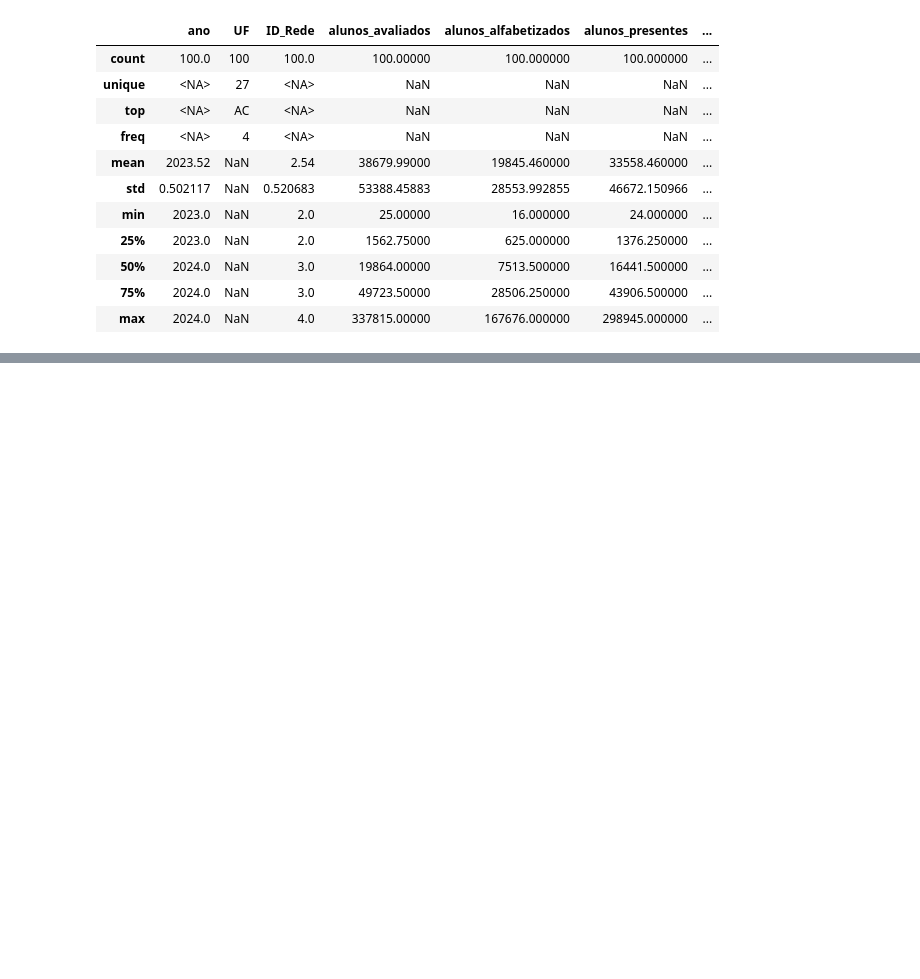
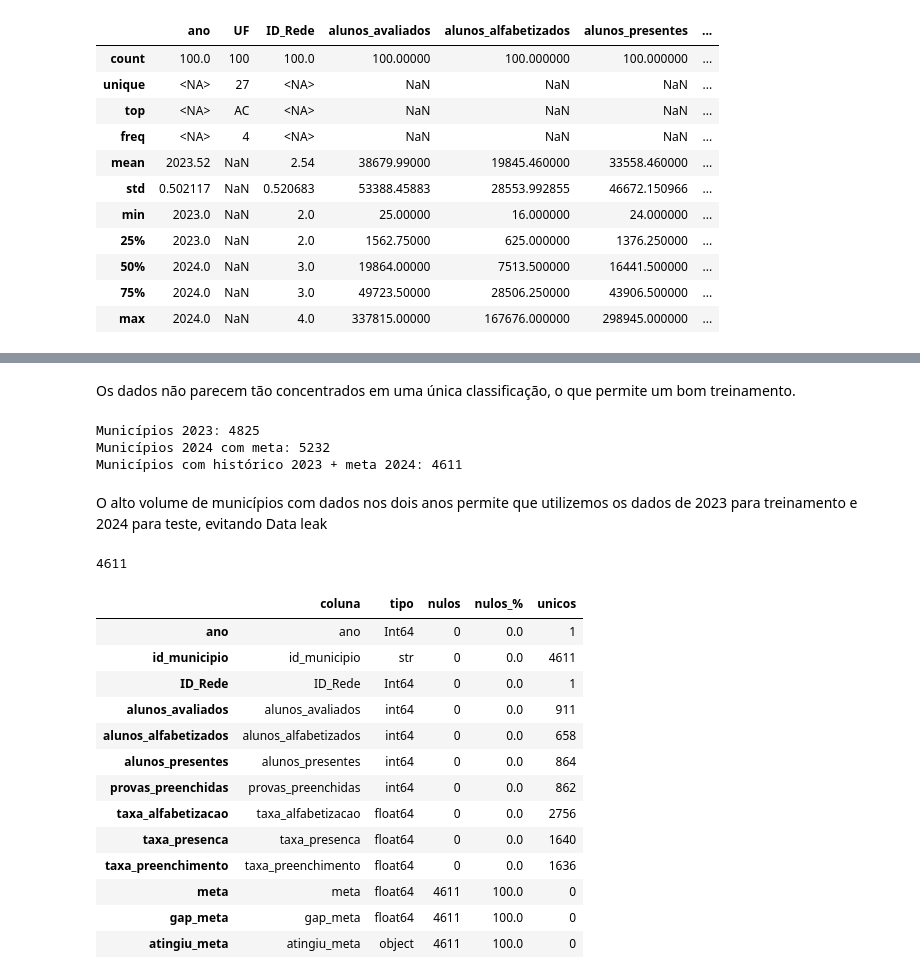
Before and after one commit to IcaroBedinotto-bed/tech-challenge-fase3, a Jupyter notebook: notebooks/01_explocarao_gold.ipynb, the cells around one changed output, grey strips where cells are left out. Saved outputs shown, nothing was run; the diff lists cells and outputs as text; code cells hidden in the pictures; blank space fills up the shorter version.

```diff
--- a/notebooks/01_explocarao_gold.ipynb
+++ b/notebooks/01_explocarao_gold.ipynb
@@ -284,0 +430,4 @@ df_fact_uf.describe(include="all")
+# %%
+df_fact_municipio["gap_meta"] = (
+    df_fact_municipio["taxa_alfabetizacao"] - df_fact_municipio["meta"]
+)
@@ -284,0 +448,6 @@ df_fact_uf.describe(include="all")
+# %%
+df_fact_municipio["atingiu_meta"] = (
+    df_fact_municipio["taxa_alfabetizacao"] >= df_fact_municipio["meta"]
+).where(
+    df_fact_municipio["meta"].notna()
+)
@@ -284,0 +483,67 @@ df_fact_uf.describe(include="all")
+# %% [markdown]
+Os dados não parecem tão concentrados em uma única classificação, o que permite um bom treinamento.
+# %%
+df_2023 = df_fact_municipio[
+    (df_fact_municipio["ano"] == 2023) &
+    (df_fact_municipio["ID_Rede"] == 3)
+].copy()
+
+df_2024 = df_fact_municipio[
+    (df_fact_municipio["ano"] == 2024) &
+    (df_fact_municipio["ID_Rede"] == 3) &
+    (df_fact_municipio["meta"].notna())
+].copy()
+
+print("Municípios 2023:", df_2023["id_municipio"].nunique())
+print("Municípios 2024 com meta:", df_2024["id_municipio"].nunique())
+
+ids_comuns = set(df_2023["id_municipio"]) & set(
+    df_2024["id_municipio"]
+)
+
+print("Municípios com histórico 2023 + meta 2024:", len(ids_comuns))
+# %% [output]
+Municípios 2023: 4825
+Municípios 2024 com meta: 5232
+Municípios com histórico 2023 + meta 2024: 4611
+# %% [markdown]
+O alto volume de municípios com dados nos dois anos permite que utilizemos os dados de 2023 para treinamento e 2024 para teste, evitando Data leak
+# %%
+municipios_interseccao = df_fact_municipio[
+    (df_fact_municipio["ano"] == 2024) &
+    (df_fact_municipio["meta"].notna()) &
+    (df_fact_municipio["ID_Rede"] == 3)
+]["id_municipio"].unique()
+
+df_municipio_interseccao = df_fact_municipio[
+    (df_fact_municipio["ano"] == 2023) &
+    (df_fact_municipio["ID_Rede"] == 3) &
+    (df_fact_municipio["id_municipio"].isin(municipios_interseccao))
+].copy()
+# %%
+df_municipio_interseccao["id_municipio"].nunique()
+# %% [output]
+4611
+# %%
+pd.DataFrame({
+    "coluna": df_municipio_interseccao.columns,
+    "tipo": df_municipio_interseccao.dtypes.values,
+    "nulos": df_municipio_interseccao.isna().sum().values,
+    "nulos_%": (df_municipio_interseccao.isna().mean() * 100).round(2),
+    "unicos": df_municipio_interseccao.nunique().values
+})
+# %% [output]
+|  | coluna | tipo | nulos | nulos_% | unicos |
+| ano | ano | Int64 | 0 | 0.0 | 1 |
+| id_municipio | id_municipio | str | 0 | 0.0 | 4611 |
+| ID_Rede | ID_Rede | Int64 | 0 | 0.0 | 1 |
+| alunos_avaliados | alunos_avaliados | int64 | 0 | 0.0 | 911 |
+| alunos_alfabetizados | alunos_alfabetizados | int64 | 0 | 0.0 | 658 |
+| alunos_presentes | alunos_presentes | int64 | 0 | 0.0 | 864 |
+| provas_preenchidas | provas_preenchidas | int64 | 0 | 0.0 | 862 |
+| taxa_alfabetizacao | taxa_alfabetizacao | float64 | 0 | 0.0 | 2756 |
+| taxa_presenca | taxa_presenca | float64 | 0 | 0.0 | 1640 |
+| taxa_preenchimento | taxa_preenchimento | float64 | 0 | 0.0 | 1636 |
+| meta | meta | float64 | 4611 | 100.0 | 0 |
+| gap_meta | gap_meta | float64 | 4611 | 100.0 | 0 |
+| atingiu_meta | atingiu_meta | object | 4611 | 100.0 | 0 |
```
Also changed, not shown: parts of 22 cells of this notebook, 2 other files.
